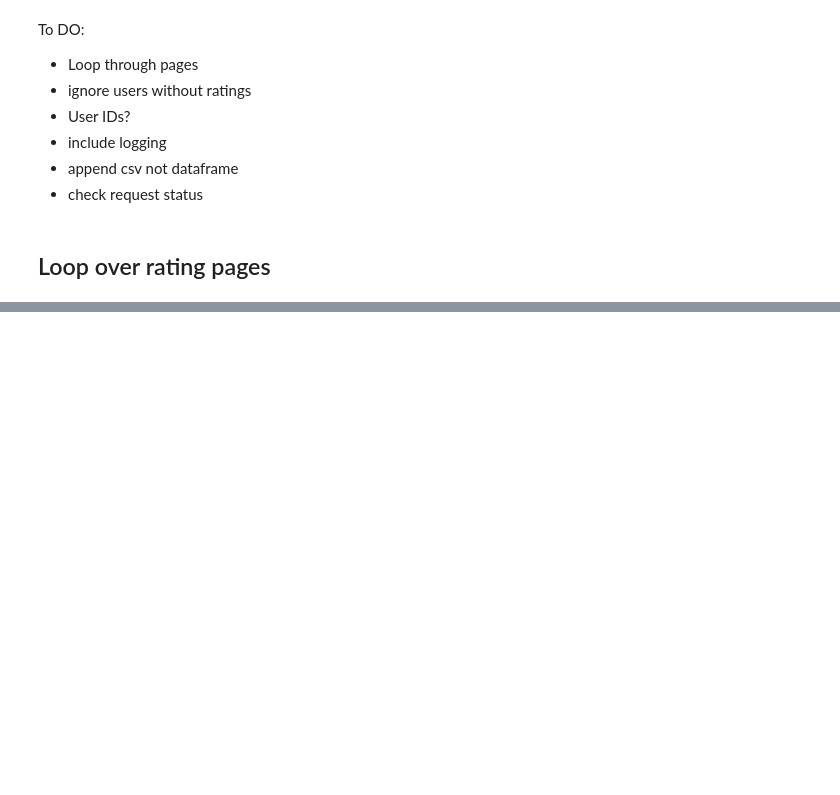
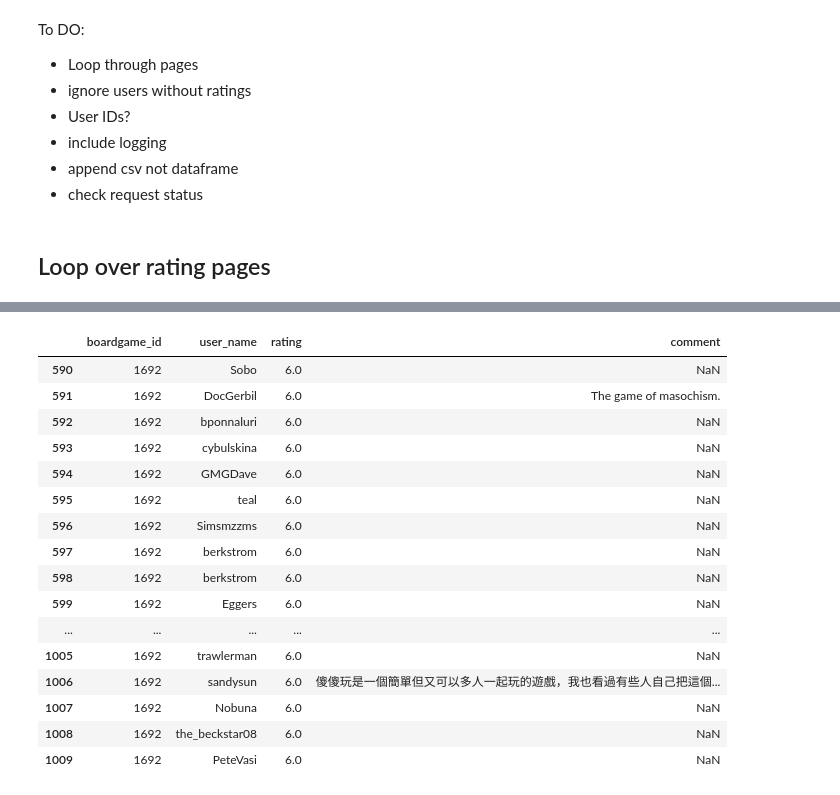
Before and after one commit to bripui/board_game_recommender, a Jupyter notebook: notebooks/API_scraper.ipynb, the cells around one changed output, grey strips where cells are left out. Drawn from its saved outputs; the diff is of its cells as text; code cells hidden in the pictures; blank space fills up the shorter version.

```diff
--- a/notebooks/API_scraper.ipynb
+++ b/notebooks/API_scraper.ipynb
@@ -243,3 +407,6 @@ for ID in [4974, 6927, 8139, 8993, 13121]:
 
                 page = page + 1
                 time.sleep(sleep_default+random.random())
+# %%
+ratings2 = pd.read_csv('../data/ratings_2.0.csv', names=['boardgame_id', 'user_name', 'rating', 'comment'])
+ratings2
@@ -245,0 +427,20 @@ for ID in [4974, 6927, 8139, 8993, 13121]:
+# %%
+ratings2[ratings2['boardgame_id']==1692].iloc[190:210]
+# %% [output]
+|  | boardgame_id | user_name | rating | comment |
+| 590 | 1692 | Sobo | 6.0 | NaN |
+| 591 | 1692 | DocGerbil | 6.0 | The game of masochism. |
+| 592 | 1692 | bponnaluri | 6.0 | NaN |
+| 593 | 1692 | cybulskina | 6.0 | NaN |
+| 594 | 1692 | GMGDave | 6.0 | NaN |
+| 595 | 1692 | teal | 6.0 | NaN |
+| 596 | 1692 | Simsmzzms | 6.0 | NaN |
+| 597 | 1692 | berkstrom | 6.0 | NaN |
+| 598 | 1692 | berkstrom | 6.0 | NaN |
+| 599 | 1692 | Eggers | 6.0 | NaN |
+| ... | ... | ... | ... | ... |
+| 1005 | 1692 | trawlerman | 6.0 | NaN |
+| 1006 | 1692 | sandysun | 6.0 | 傻傻玩是一個簡單但又可以多人一起玩的遊戲，我也看過有些人自己把這個... |
+| 1007 | 1692 | Nobuna | 6.0 | NaN |
+| 1008 | 1692 | the_beckstar08 | 6.0 | NaN |
+| 1009 | 1692 | PeteVasi | 6.0 | NaN |
```
Also changed, not shown: parts of 35 cells of this notebook, 1 other file.
